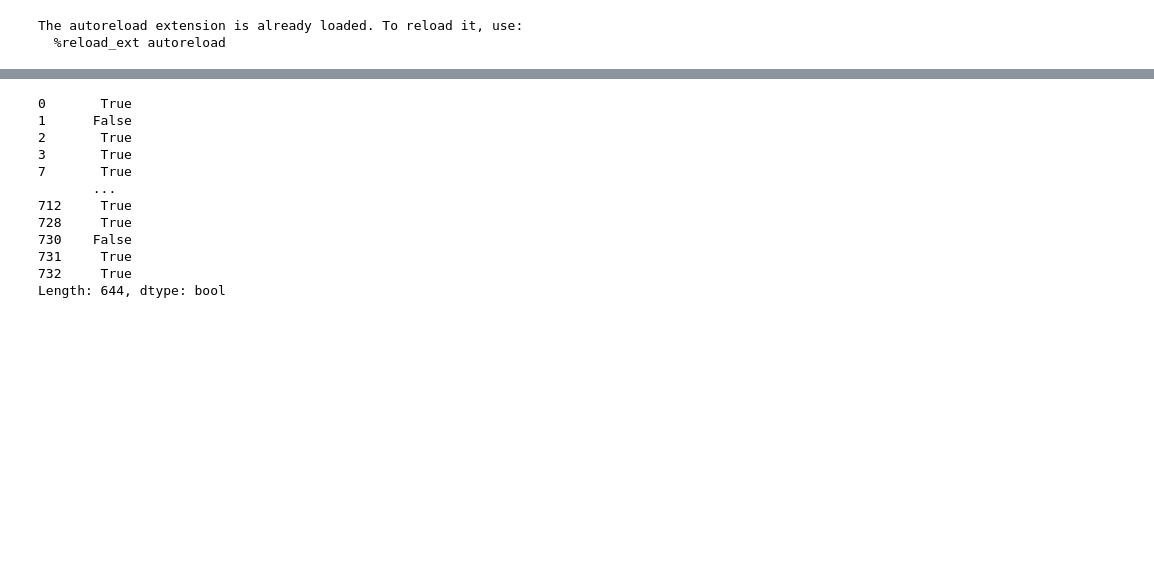
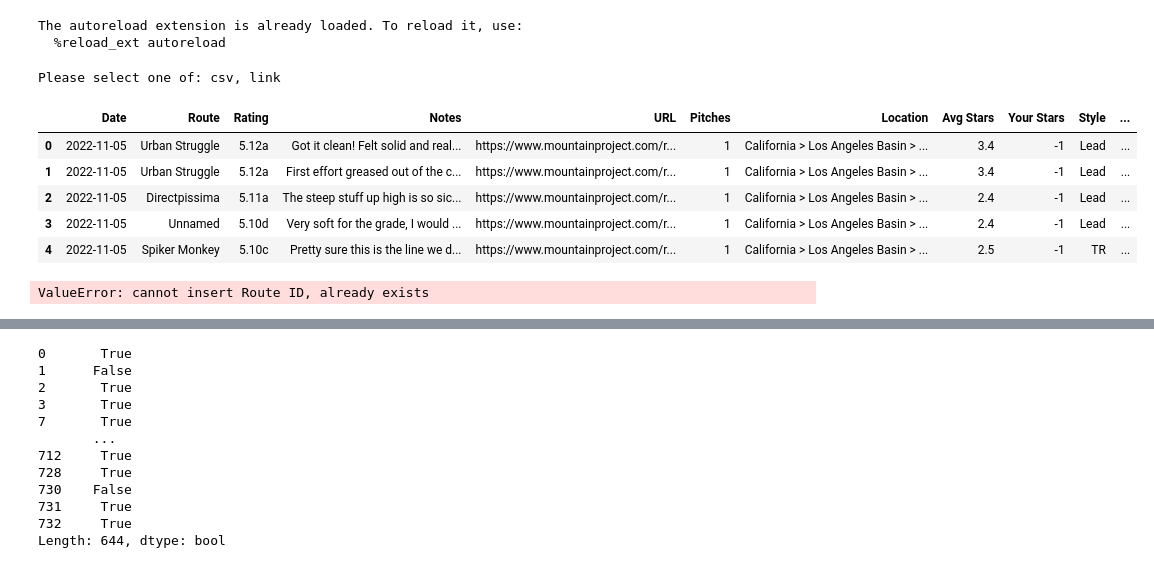
Before and after one commit to Brayden-L/Giza, a Jupyter notebook: Giza/Initial.ipynb, the cells around one changed output, grey strips where cells are left out. Drawn from its saved outputs; the diff is of its cells as text; code cells hidden in the pictures; blank space fills up the shorter version.

```diff
--- a/Giza/Initial.ipynb
+++ b/Giza/Initial.ipynb
@@ -4,6 +4,7 @@ import pandas as pd
 import matplotlib.pyplot as plt
 import seaborn as sns
 import plotly.express as px
+import nltk
 %matplotlib inline
 
 from bs4 import BeautifulSoup
@@ -14,9 +15,13 @@ import requests
 import pickle
 import random
 import math
+import string
 
 %load_ext autoreload
 %autoreload 2
+
+pd.set_option('display.max_columns', 500)
+pd.set_option('display.max_rows', 150)
 # %% [output]
 The autoreload extension is already loaded. To reload it, use:
   %reload_ext autoreload
@@ -23,12 +48,9 @@ The autoreload extension is already loaded. To reload it, use:
 # %%
 # Allow user to select data source
 
-def input_choice(choices):
-    return pyip.inputMenu(prompt='Select data source:\n', choices=choices)
-
-choices = ["csv", "link"]
-resp = input_choice(choices)
-if resp == choices[0]:
+datasource_choices = ["csv", "link"]
+resp = pyip.inputChoice(datasource_choices)
+if resp == datasource_choices[0]:
     while True:
         try:
             resp = pyip.inputFilepath(prompt='input csv file path\n', mustExist=True)
@@ -37,7 +59,7 @@ if resp == choices[0]:
             print(err)
             continue
         break
-if resp == choices[1]:
+if resp == datasource_choices[1]:
     while True:
         try:
             resp = input('input link to profile of format "https://www.mountainproject.com/user/..."\n')
@@ -46,3 +68,5 @@ if resp == choices[1]:
             print(err)
             continue
         break
+# %% [output]
+Please select one of: csv, link
@@ -55,6 +73,22 @@ RISK_GRADES = ['pg', 'pg13', 'r', 'x']
+# %%
+df = pd.read_csv('./ticks.csv')
+df.head()
+# %% [output]
+|  | Date | Route | Rating | Notes | URL | Pitches | Location | Avg Stars | Your Stars | Style | ... |
+| 0 | 2022-11-05 | Urban Struggle | 5.12a | Got it clean! Felt solid and real... | https://www.mountainproject.com/r... | 1 | California > Los Angeles Basin > ... | 3.4 | -1 | Lead | ... |
+| 1 | 2022-11-05 | Urban Struggle | 5.12a | First effort greased out of the c... | https://www.mountainproject.com/r... | 1 | California > Los Angeles Basin > ... | 3.4 | -1 | Lead | ... |
+| 2 | 2022-11-05 | Directpissima | 5.11a | The steep stuff up high is so sic... | https://www.mountainproject.com/r... | 1 | California > Los Angeles Basin > ... | 2.4 | -1 | Lead | ... |
+| 3 | 2022-11-05 | Unnamed | 5.10d | Very soft for the grade, I would ... | https://www.mountainproject.com/r... | 1 | California > Los Angeles Basin > ... | 2.4 | -1 | Lead | ... |
+| 4 | 2022-11-05 | Spiker Monkey | 5.10c | Pretty sure this is the line we d... | https://www.mountainproject.com/r... | 1 | California > Los Angeles Basin > ... | 2.5 | -1 | TR | ... |
 # %%
 # Transform all strings to lower case so we don't have to worry about it for operations. Can be turned to camel case later for presentation.
 df = df.applymap(lambda s: s.lower() if type(s) == str else s)
+
+# Apostrophe's are html coded in the notes section for some reason.
+df['Notes'] = df['Notes'].apply(lambda x: str(x).replace('&#39;',"'"))
+
+# 'Date' to datetype
+df['Date'] = pd.to_datetime(df['Date'])
 
 # Remove all aid, ice, snow, TR only,and trad/boulder climbing route types as they are not relevant.
 df = df[df['Route Type'].str.contains(r'aid|ice|snow') != True]
@@ -75,3 +109,25 @@ rem_route_el_from_list('tr', ', ')
 # Extract route unique identifier from URL and create a new column for it.
 df.insert(len(df.columns),'Route ID','')
 df['Route ID'] = df['URL'].apply(lambda x: x.split('/')[4])
+
+# Create original rating and length archive to compare against or undo changes.
+df.insert(df.columns.get_loc('Rating'),'Original Rating',df['Rating'])
+
+# Change YDS-Vgrade combos to just Vgrade. They are most likely boulders, so a bouldering grade is relevant.
+subset = df['Rating'].apply(lambda row: [val for val in row.split() if val in V_GRADES_FULL]).astype(bool)  & df['Rating'].apply(lambda row: [val for val in row.split() if val in YDS_GRADES_FULL]).astype(bool) == True
+df.loc[subset, 'Rating'] = df[subset]['Rating'].apply(lambda x: x.split()[1])
+
+# Seperate risk rating to new column
+df.insert(df.columns.get_loc('Rating')+1,'Risk','')
+df['Risk'] = df['Rating'].apply(lambda row: [val for val in row.split() if val in RISK_GRADES]).apply(lambda x: "".join(x))
+# Reduce Rating column to just rating
+df['Rating'] = df['Rating'].apply(lambda row: [val for val in row.split()][0])
+# Displays all rows where risk ratings have been seperated
+# df[df['Risk'].astype(bool)]
+
+df.insert(len(df.columns),'Flash/Onsight','')
+df.insert(len(df.columns),'Worked Clean','')
+df.insert(len(df.columns),'Grade Breakthrough','')
+df.insert(len(df.columns),'Attempts','')
+# %% [output]
+ValueError: cannot insert Route ID, already exists
```
Also changed, not shown: parts of 22 cells of this notebook, 6 other files.
